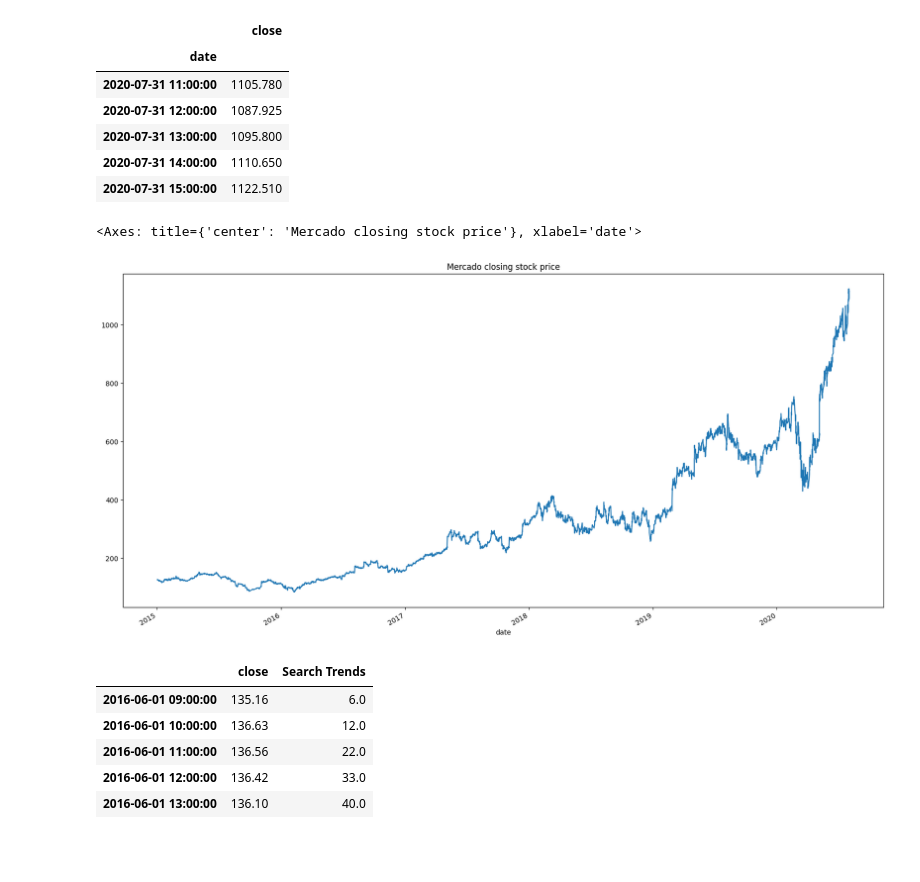
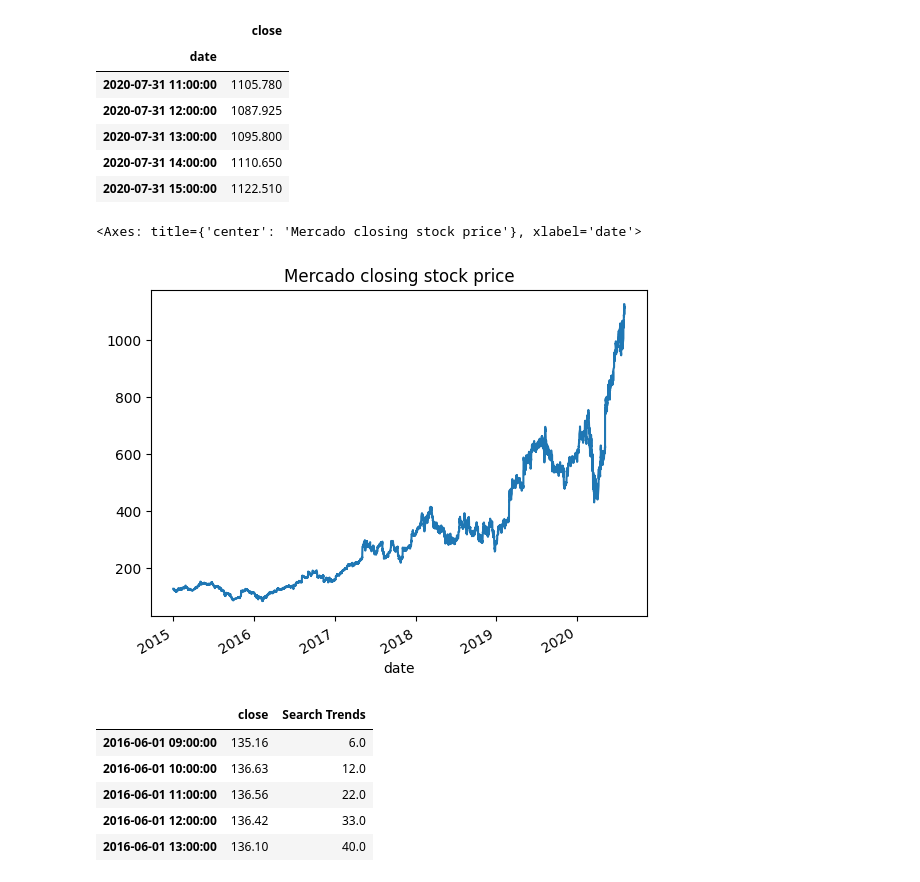
Before and after one commit to kramer2024/prophet-challenge, a Jupyter notebook: forecasting_net_prophet.ipynb, the cells around one changed output. Saved outputs shown, nothing was run; the diff lists cells and outputs as text; code cells hidden in the pictures; blank space fills up the shorter version.

```diff
--- a/forecasting_net_prophet.ipynb
+++ b/forecasting_net_prophet.ipynb
@@ -240,10 +240,10 @@ display(df_mercado_stock.tail())
 | 2020-07-31 15:00:00 | 1122.510 |
 # %%
 # Visualize the closing price of the df_mercado_stock DataFrame
-df_mercado_stock['close'].plot(figsize= [20, 10], title= 'Mercado closing stock price')
+df_mercado_stock['close'].plot(title= 'Mercado closing stock price')
 # %% [output]
 <Axes: title={'center': 'Mercado closing stock price'}, xlabel='date'>
-[figure, old version]
+[figure, new version]
 # %%
 # Concatenate the df_mercado_stock DataFrame with the df_mercado_trends DataFrame
 # Concatenate the DataFrame by columns (axis=1), and drop and rows with only one column of data
```
Also changed, not shown: parts of 22 cells of this notebook, 9 other files.
